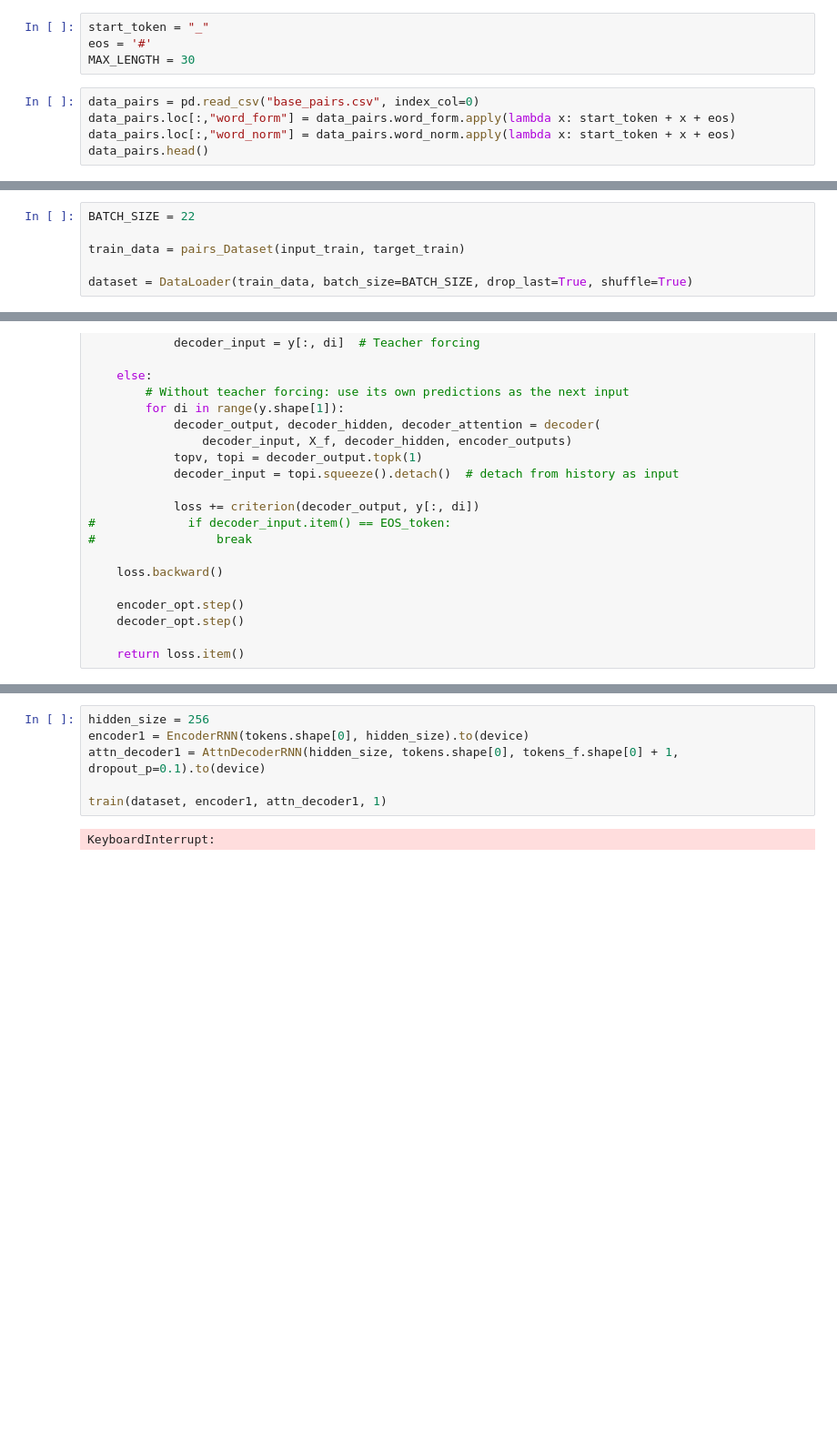
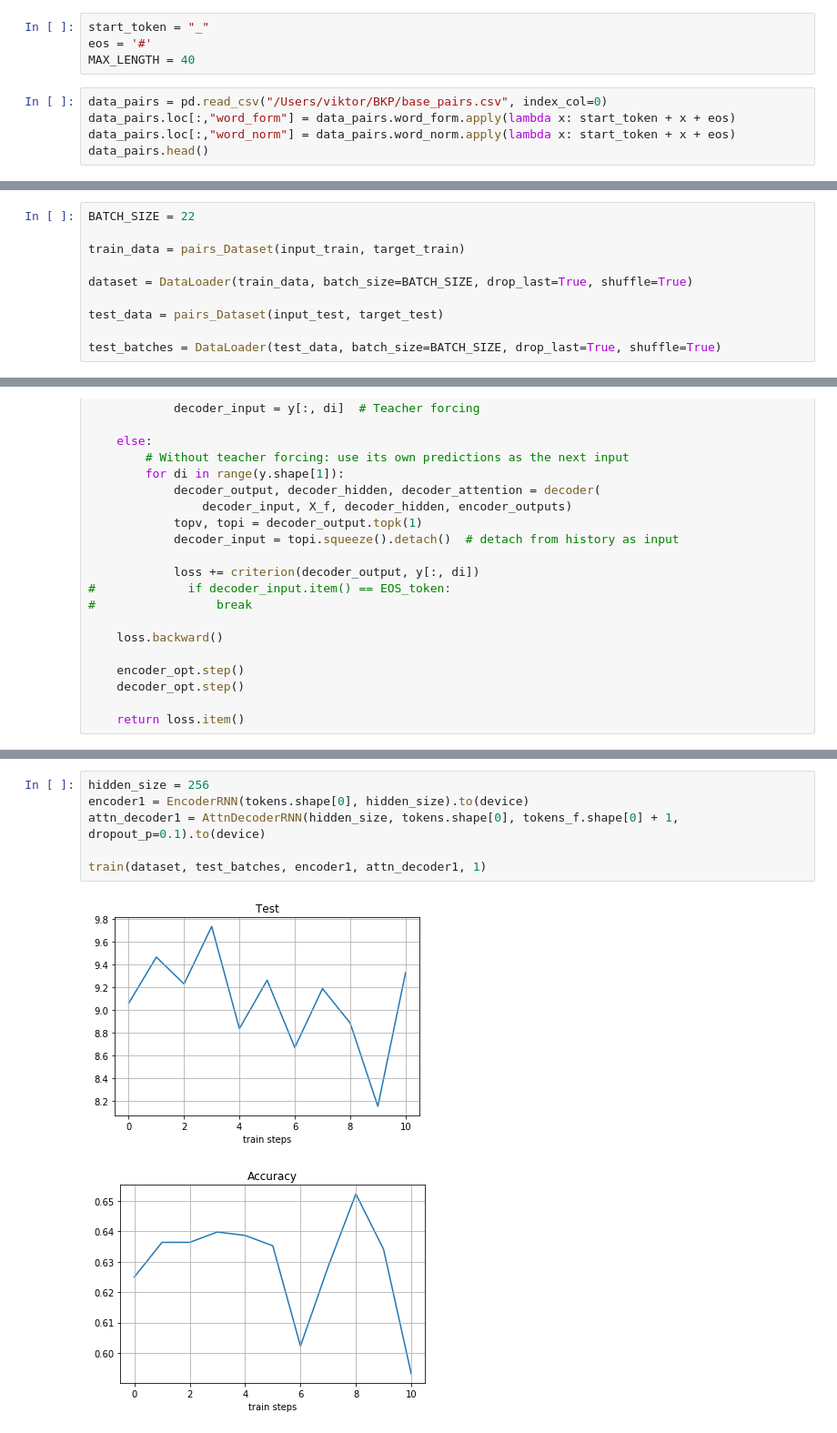
Before and after one commit to vitek2577/Morphological-reinflection-Russian, a Jupyter notebook: seq2seq.ipynb, the cells around one changed output, grey strips where cells are left out. Shown at 91% size. Saved outputs shown, nothing was run; the diff lists cells and outputs as text; blank space fills up the shorter version.

Commit message:
Add test loss and accuracy

```diff
--- a/seq2seq.ipynb
+++ b/seq2seq.ipynb
@@ -20,9 +21,9 @@ device = torch.device("cpu")
 # %%
 start_token = "_"
 eos = '#'
-MAX_LENGTH = 30
+MAX_LENGTH = 40
 # %%
-data_pairs = pd.read_csv("base_pairs.csv", index_col=0)
+data_pairs = pd.read_csv("/Users/viktor/ВКР/base_pairs.csv", index_col=0)
 data_pairs.loc[:,"word_form"] = data_pairs.word_form.apply(lambda x: start_token + x + eos)
 data_pairs.loc[:,"word_norm"] = data_pairs.word_norm.apply(lambda x: start_token + x + eos)
 data_pairs.head()
@@ -150,6 +147,10 @@ BATCH_SIZE = 22
 train_data = pairs_Dataset(input_train, target_train)
 
 dataset = DataLoader(train_data, batch_size=BATCH_SIZE, drop_last=True, shuffle=True)
+
+test_data = pairs_Dataset(input_test, target_test)
+
+test_batches = DataLoader(test_data, batch_size=BATCH_SIZE, drop_last=True, shuffle=True)
 # %%
 for batch in dataset:
     print(batch)
@@ -322,8 +370,9 @@ def train(data, encoder, decoder, n_epochs, print_every=1, plot_every=1, learnin
 # %%
 hidden_size = 256
 encoder1 = EncoderRNN(tokens.shape[0], hidden_size).to(device)
 attn_decoder1 = AttnDecoderRNN(hidden_size, tokens.shape[0], tokens_f.shape[0] + 1, dropout_p=0.1).to(device)
 
-train(dataset, encoder1, attn_decoder1, 1)
+train(dataset, test_batches, encoder1, attn_decoder1, 1)
 # %% [output]
-KeyboardInterrupt:
+[figure, added]
+[figure, added]
```
Also changed, not shown: parts of 9 cells of this notebook.
